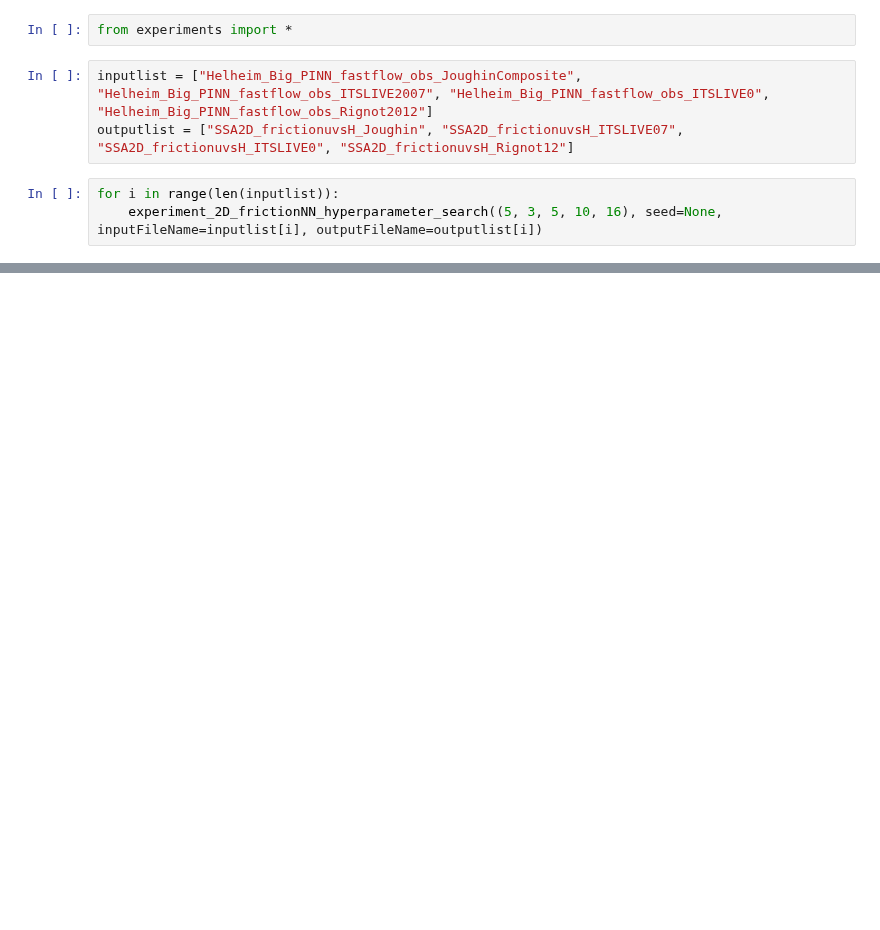
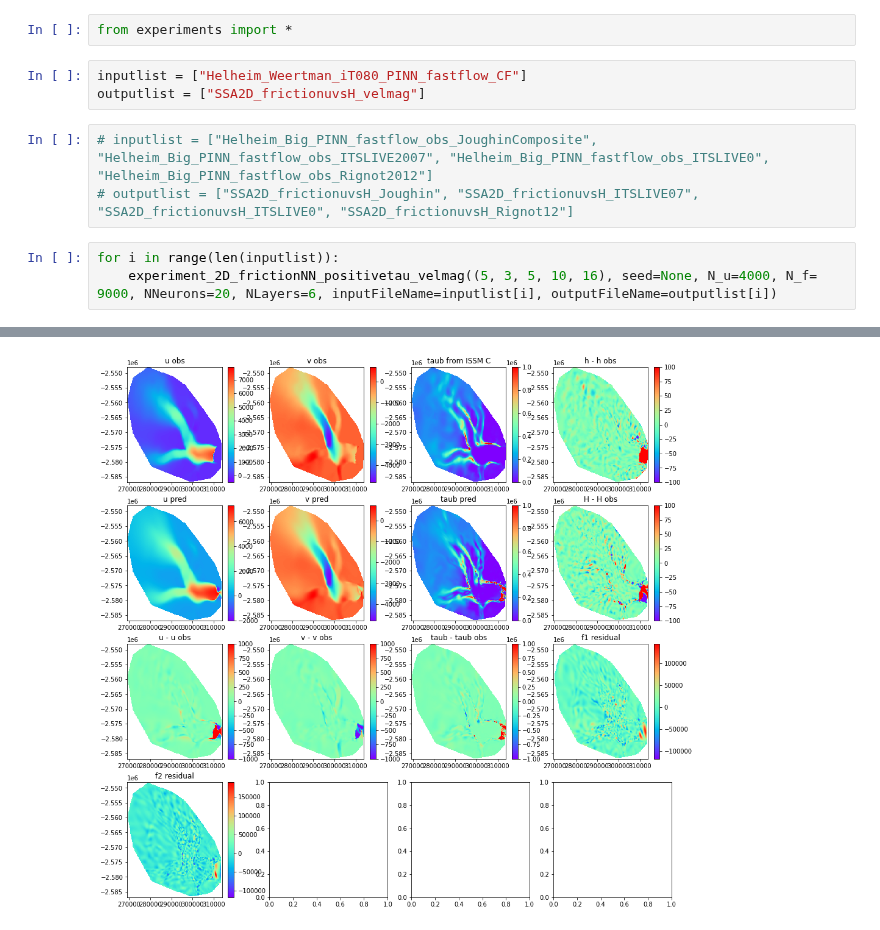
Before and after one commit to enigne/PINNS, a Jupyter notebook: testfrictionNN_uvsH_2D.ipynb, the cells around one changed output, grey strips where cells are left out. Saved outputs shown, nothing was run; the diff lists cells and outputs as text; blank space fills up the shorter version.

```diff
--- a/testfrictionNN_uvsH_2D.ipynb
+++ b/testfrictionNN_uvsH_2D.ipynb
@@ -1,11 +1,14 @@
 # %%
 from experiments import *
+# %%
+inputlist = ["Helheim_Weertman_iT080_PINN_fastflow_CF"]
+outputlist = ["SSA2D_frictionuvsH_velmag"]
 # %%
-inputlist = ["Helheim_Big_PINN_fastflow_obs_JoughinComposite", "Helheim_Big_PINN_fastflow_obs_ITSLIVE2007", "Helheim_Big_PINN_fastflow_obs_ITSLIVE0", "Helheim_Big_PINN_fastflow_obs_Rignot2012"]
-outputlist = ["SSA2D_frictionuvsH_Joughin", "SSA2D_frictionuvsH_ITSLIVE07", "SSA2D_frictionuvsH_ITSLIVE0", "SSA2D_frictionuvsH_Rignot12"]
+# inputlist = ["Helheim_Big_PINN_fastflow_obs_JoughinComposite", "Helheim_Big_PINN_fastflow_obs_ITSLIVE2007", "Helheim_Big_PINN_fastflow_obs_ITSLIVE0", "Helheim_Big_PINN_fastflow_obs_Rignot2012"]
+# outputlist = ["SSA2D_frictionuvsH_Joughin", "SSA2D_frictionuvsH_ITSLIVE07", "SSA2D_frictionuvsH_ITSLIVE0", "SSA2D_frictionuvsH_Rignot12"]
 # %%
 for i in range(len(inputlist)):
-    experiment_2D_frictionNN_hyperparameter_search((5, 3, 5, 10, 16), seed=None, inputFileName=inputlist[i], outputFileName=outputlist[i])
+    experiment_2D_frictionNN_positivetau_velmag((5, 3, 5, 10, 16), seed=None, N_u=4000, N_f= 9000, NNeurons=20, NLayers=6, inputFileName=inputlist[i], outputFileName=outputlist[i])
 # %% [output]
 Hyperparameters:
 {
@@ -26,0 +30 @@ tf_epoch = 250000  elapsed = 20:44 (+36.6)  loss = 4.4768e-01
+[figure, added]
```
Also changed, not shown: parts of 1 cell of this notebook, 1 other file.
